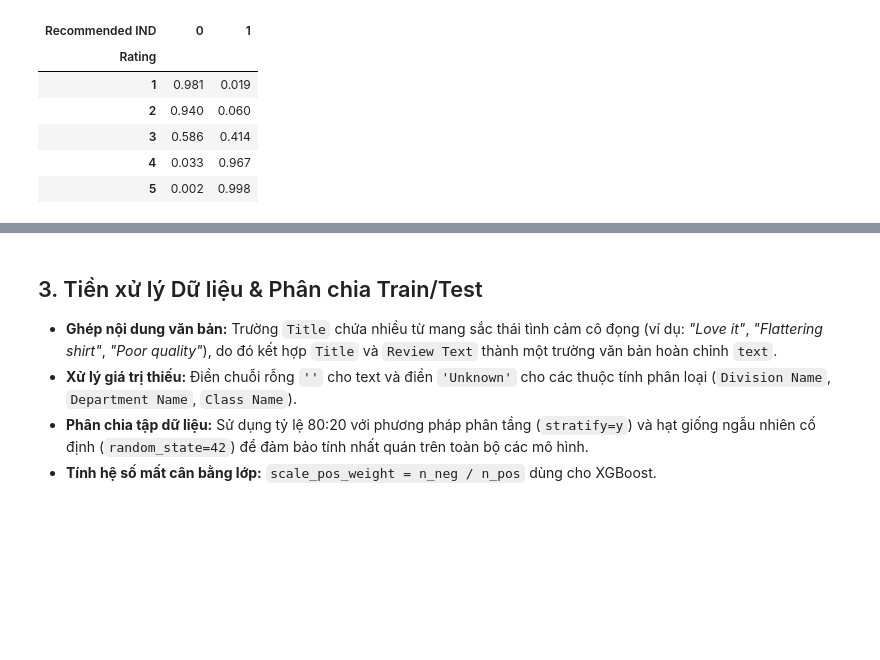
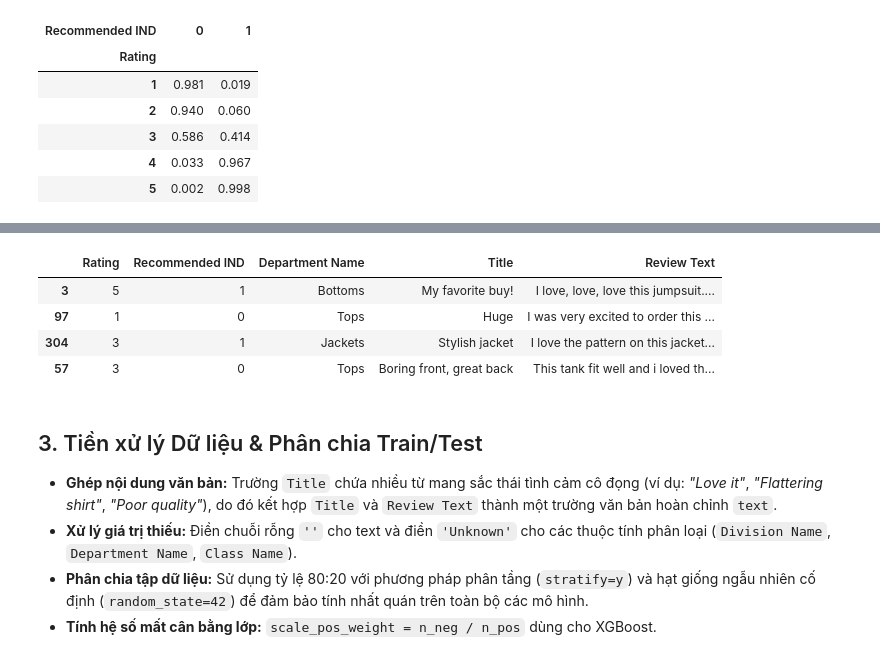
Before and after one commit to trannhatdang/Report-Machine-Learning-WomensClothingReviews-HK261, a Jupyter notebook: Content/Giai Quyet Bai Toan/ML_BTL_Unified_Womens_Clothing_Reviews.ipynb, the cells around one changed output, grey strips where cells are left out. Cells and saved outputs as stored; diff of their text form; code cells hidden in the pictures; blank space fills up the shorter version.

```diff
--- a/Content/Giai Quyet Bai Toan/ML_BTL_Unified_Womens_Clothing_Reviews.ipynb
+++ b/Content/Giai Quyet Bai Toan/ML_BTL_Unified_Womens_Clothing_Reviews.ipynb
@@ -171,3 +296,23 @@ Ma trận tương quan giữa Rating và Recommended IND (Target Leakage):
+# %%
+# Trích xuất một số mẫu đánh giá điển hình (tích cực rõ, tiêu cực rõ và 3 sao mơ hồ)
+wc = df['Review Text'].fillna('').str.split().str.len()
+mask_base = df['Title'].notna() & wc.between(15, 35)
+
+samples = pd.concat([
+    df[(df['Rating'] == 5) & (df['Recommended IND'] == 1) & mask_base].head(1),
+    df[(df['Rating'] == 1) & (df['Recommended IND'] == 0) & mask_base].head(1),
+    df[(df['Rating'] == 3) & (df['Recommended IND'] == 1) & mask_base].head(1),
+    df[(df['Rating'] == 3) & (df['Recommended IND'] == 0) & mask_base].head(1),
+])
+
+with pd.option_context('display.max_colwidth', None):
+    display(samples[['Rating', 'Recommended IND', 'Department Name', 'Title', 'Review Text']])
+# %% [output]
+|  | Rating | Recommended IND | Department Name | Title | Review Text |
+| 3 | 5 | 1 | Bottoms | My favorite buy! | I love, love, love this jumpsuit.... |
+| 97 | 1 | 0 | Tops | Huge | I was very excited to order this ... |
+| 304 | 3 | 1 | Jackets | Stylish jacket | I love the pattern on this jacket... |
+| 57 | 3 | 0 | Tops | Boring front, great back | This tank fit well and i loved th... |
 # %% [markdown]
 ## 3. Tiền xử lý Dữ liệu & Phân chia Train/Test
 - **Ghép nội dung văn bản:** Trường `Title` chứa nhiều từ mang sắc thái tình cảm cô đọng (ví dụ: *"Love it"*, *"Flattering shirt"*, *"Poor quality"*), do đó kết hợp `Title` và `Review Text` thành một trường văn bản hoàn chỉnh `text`.
```
Also changed, not shown: parts of 19 cells of this notebook, 6 other files.
